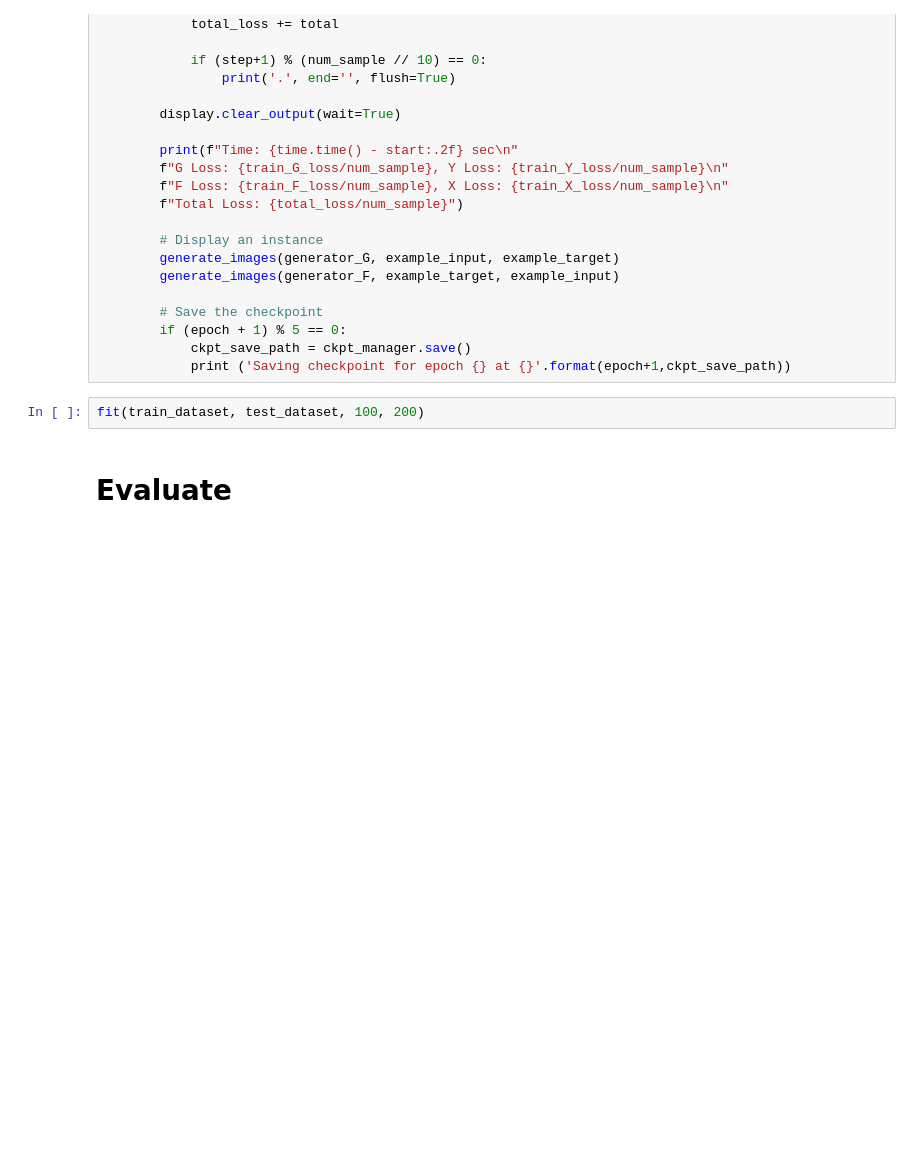
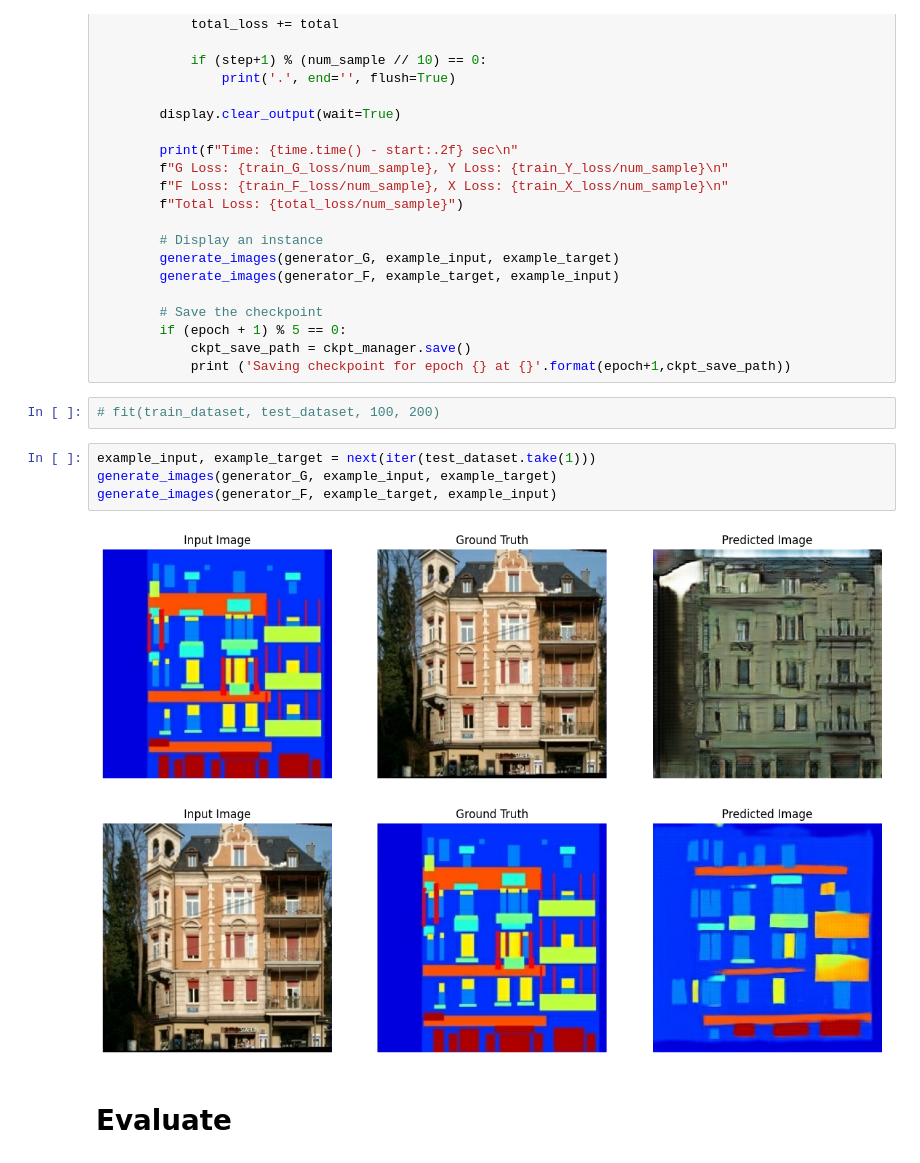
Before and after one commit to Anh-Vinh/CycleGAN-FacadeTranslation, a Jupyter notebook: Cycle-GAN.ipynb, the cells around one changed output. Drawn from its saved outputs; the diff is of its cells as text; blank space fills up the shorter version.

```diff
--- a/Cycle-GAN.ipynb
+++ b/Cycle-GAN.ipynb
@@ -420,7 +441,14 @@ def fit(train_ds, test_ds, start_epoch=0, end_epoch=100):
             ckpt_save_path = ckpt_manager.save()
             print ('Saving checkpoint for epoch {} at {}'.format(epoch+1,ckpt_save_path))
 # %%
-fit(train_dataset, test_dataset, 100, 200)
+# fit(train_dataset, test_dataset, 100, 200)
+# %%
+example_input, example_target = next(iter(test_dataset.take(1)))
+generate_images(generator_G, example_input, example_target)
+generate_images(generator_F, example_target, example_input)
+# %% [output]
+[figure, added]
+[figure, added]
 # %% [markdown]
 # Evaluate
 # %%
```
Also changed, not shown: parts of 12 cells of this notebook.
